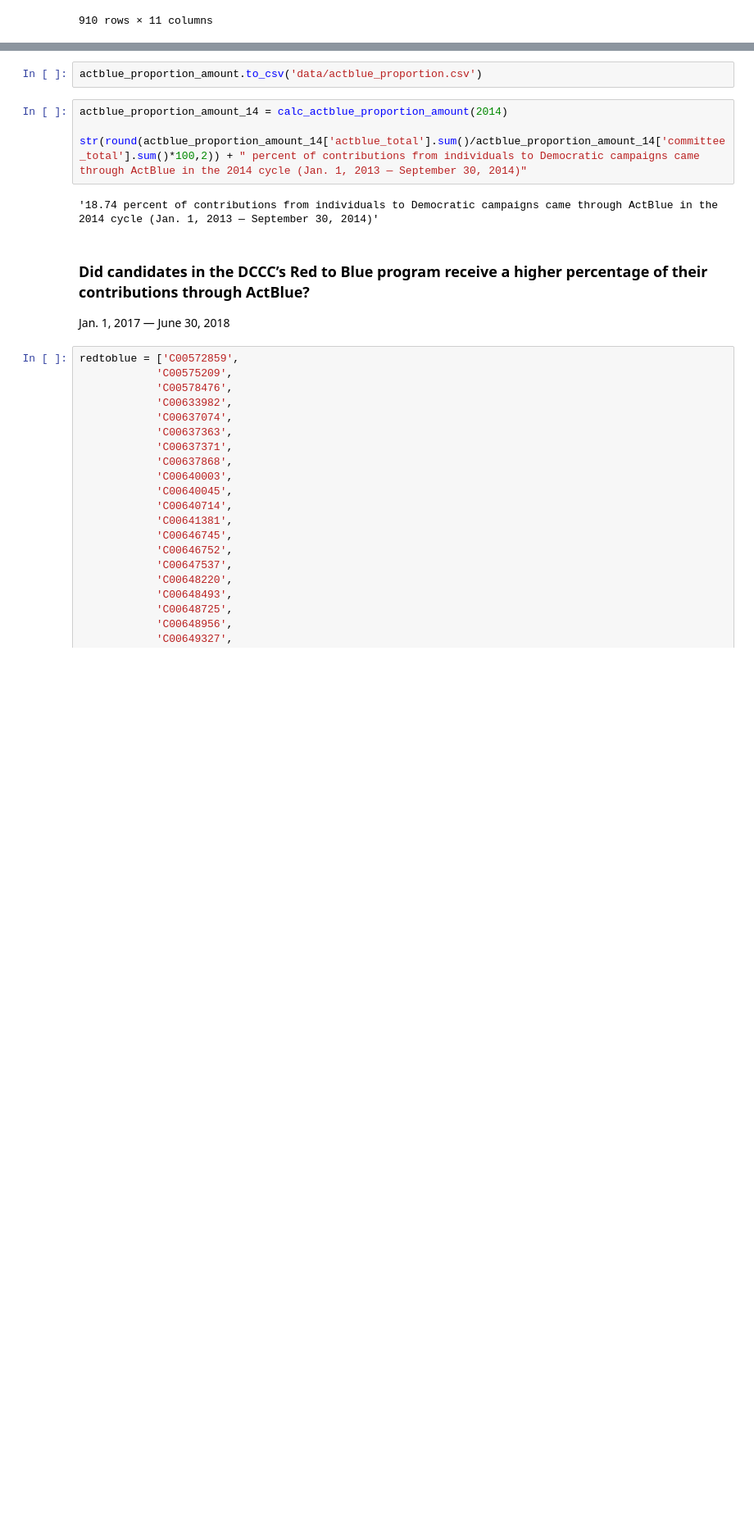
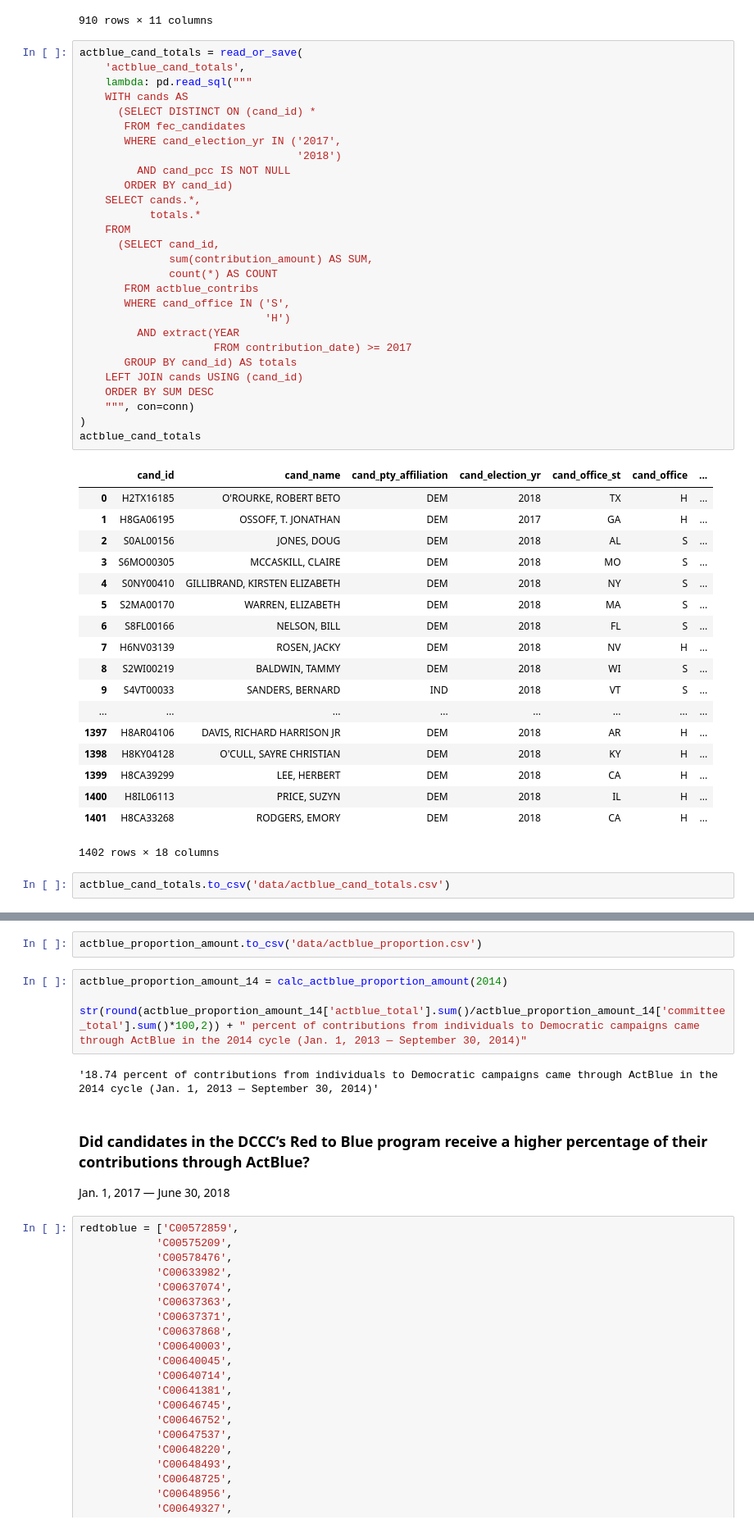
Before and after one commit to PublicI/actblue-analysis, a Jupyter notebook: analysis.ipynb, the cells around one changed output, grey strips where cells are left out. Shown at 82% size. Saved outputs shown, nothing was run; the diff lists cells and outputs as text; blank space fills up the shorter version.

```diff
--- a/analysis.ipynb
+++ b/analysis.ipynb
@@ -795,6 +795,55 @@ actblue_proportion_amount[(~actblue_proportion_amount['percent'].isna()) & (actb
 | 535 | C00640482 | MADDEN, PATRICK | H | NY | 22 | 2018 | [2017-04-01, 2017-07-01] | ... |
 | 490 | C00639302 | PRICE, SUZYN | H | IL | 06 | 2018 | [2017-07-01, 2017-04-01] | ... |
 910 rows × 11 columns
+# %%
+actblue_cand_totals = read_or_save(
+    'actblue_cand_totals',
+    lambda: pd.read_sql("""
+    WITH cands AS
+      (SELECT DISTINCT ON (cand_id) *
+       FROM fec_candidates
+       WHERE cand_election_yr IN ('2017',
+                                  '2018')
+         AND cand_pcc IS NOT NULL
+       ORDER BY cand_id)
+    SELECT cands.*,
+           totals.*
+    FROM
+      (SELECT cand_id,
+              sum(contribution_amount) AS SUM,
+              count(*) AS COUNT
+       FROM actblue_contribs
+       WHERE cand_office IN ('S',
+                             'H')
+         AND extract(YEAR
+                     FROM contribution_date) >= 2017
+       GROUP BY cand_id) AS totals
+    LEFT JOIN cands USING (cand_id)
+    ORDER BY SUM DESC
+    """, con=conn)
+)
+actblue_cand_totals
+# %% [output]
+|  | cand_id | cand_name | cand_pty_affiliation | cand_election_yr | cand_office_st | cand_office | ... |
+| 0 | H2TX16185 | O'ROURKE, ROBERT BETO | DEM | 2018 | TX | H | ... |
+| 1 | H8GA06195 | OSSOFF, T. JONATHAN | DEM | 2017 | GA | H | ... |
+| 2 | S0AL00156 | JONES, DOUG | DEM | 2018 | AL | S | ... |
+| 3 | S6MO00305 | MCCASKILL, CLAIRE | DEM | 2018 | MO | S | ... |
+| 4 | S0NY00410 | GILLIBRAND, KIRSTEN ELIZABETH | DEM | 2018 | NY | S | ... |
+| 5 | S2MA00170 | WARREN, ELIZABETH | DEM | 2018 | MA | S | ... |
+| 6 | S8FL00166 | NELSON, BILL | DEM | 2018 | FL | S | ... |
+| 7 | H6NV03139 | ROSEN, JACKY | DEM | 2018 | NV | H | ... |
+| 8 | S2WI00219 | BALDWIN, TAMMY | DEM | 2018 | WI | S | ... |
+| 9 | S4VT00033 | SANDERS, BERNARD | IND | 2018 | VT | S | ... |
+| ... | ... | ... | ... | ... | ... | ... | ... |
+| 1397 | H8AR04106 | DAVIS, RICHARD HARRISON JR | DEM | 2018 | AR | H | ... |
+| 1398 | H8KY04128 | O'CULL, SAYRE CHRISTIAN | DEM | 2018 | KY | H | ... |
+| 1399 | H8CA39299 | LEE, HERBERT | DEM | 2018 | CA | H | ... |
+| 1400 | H8IL06113 | PRICE, SUZYN | DEM | 2018 | IL | H | ... |
+| 1401 | H8CA33268 | RODGERS, EMORY | DEM | 2018 | CA | H | ... |
+1402 rows × 18 columns
+# %%
+actblue_cand_totals.to_csv('data/actblue_cand_totals.csv')
 # %%
 str(round(actblue_proportion_amount['actblue_total'].sum()/actblue_proportion_amount['committee_total'].sum()*100,2)) + " percent of contributions from individuals to Democratic campaigns came through ActBlue in the 2018 cycle (Jan. 1, 2017 — September 30, 2018)"
 # %% [output]
```
Also changed, not shown: parts of 1 cell of this notebook, 2 other files.
